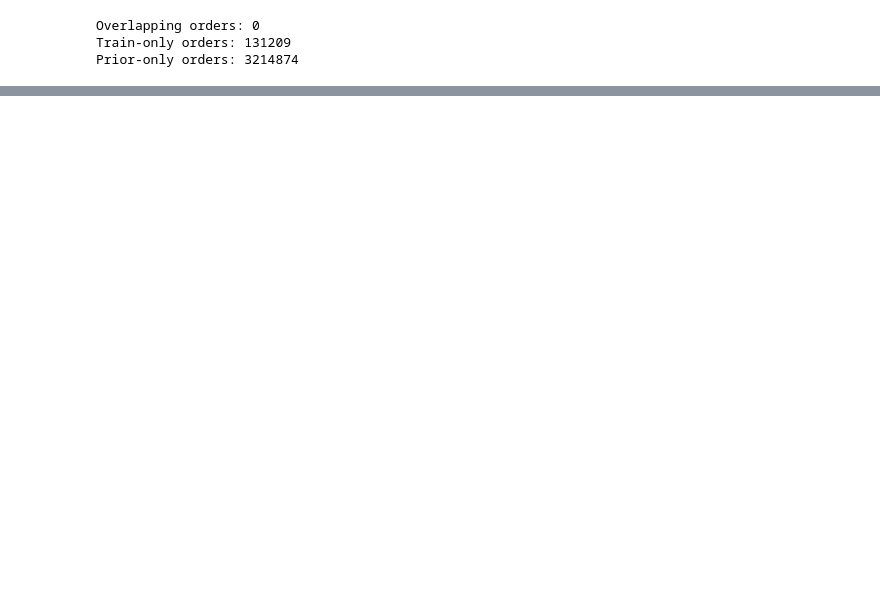
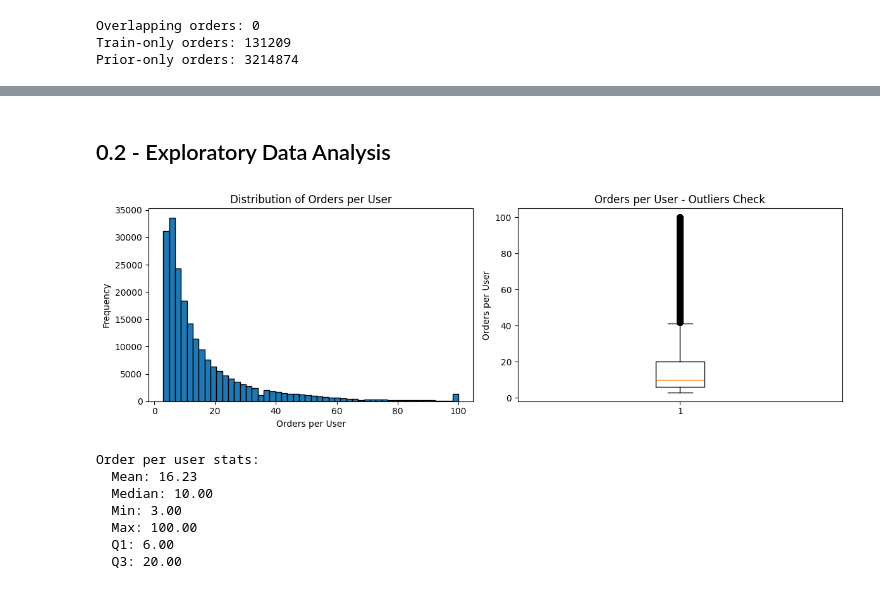
Before and after one commit to wengchienwei/ml-project-instacart, a Jupyter notebook: notebooks/01_data_exploration.ipynb, the cells around one changed output, grey strips where cells are left out. Drawn from its saved outputs; the diff is of its cells as text; code cells hidden in the pictures; blank space fills up the shorter version.

Commit message:
Update: Finished data quality check, EDA, and temporal split

```diff
--- a/notebooks/01_data_exploration.ipynb
+++ b/notebooks/01_data_exploration.ipynb
@@ -123,0 +300,44 @@ Missing: 0
+# %% [markdown]
+## 0.2 - Exploratory Data Analysis
+# %%
+# -----------------------------------------------
+# User-Level Distributions
+# -----------------------------------------------
+
+# Orders per user
+orders_per_user = orders.groupby('user_id').size()
+
+fig, axes = plt.subplots(1, 2, figsize=(12, 4))
+
+# Histogram
+axes[0].hist(orders_per_user, bins=50, edgecolor='black')
+axes[0].set_xlabel('Orders per User')
+axes[0].set_ylabel('Frequency')
+axes[0].set_title('Distribution of Orders per User')
+
+# Boxplot
+axes[1].boxplot(orders_per_user)
+axes[1].set_ylabel('Orders per User')
+axes[1].set_title('Orders per User - Outliers Check')
+
+plt.tight_layout()
+# plt.savefig('user_level_distributions.png')
+plt.show()
+
+# Summary stats
+print(f"\nOrder per user stats:")
+print(f"  Mean: {orders_per_user.mean():.2f}")
+print(f"  Median: {orders_per_user.median():.2f}")
+print(f"  Min: {orders_per_user.min():.2f}")
+print(f"  Max: {orders_per_user.max():.2f}")
+print(f"  Q1: {orders_per_user.quantile(0.25):.2f}")
+print(f"  Q3: {orders_per_user.quantile(0.75):.2f}\n")
+# %% [output]
+[figure, added]
+Order per user stats:
+  Mean: 16.23
+  Median: 10.00
+  Min: 3.00
+  Max: 100.00
+  Q1: 6.00
+  Q3: 20.00
```
Also changed, not shown: parts of 20 cells of this notebook.
